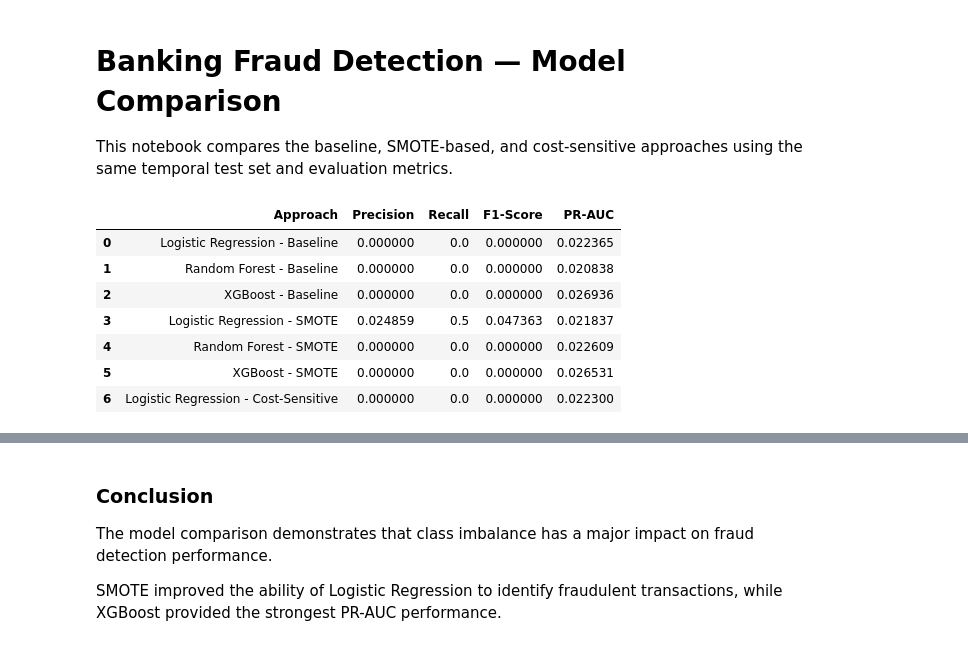
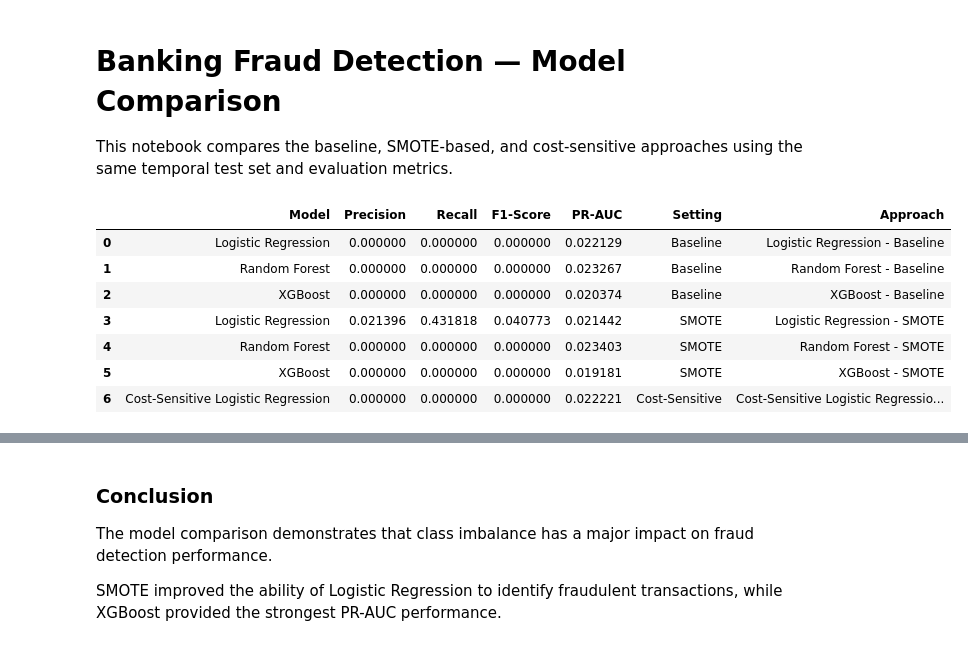
Before and after one commit to jd-thakrar/banking-fraud-detection, a Jupyter notebook: notebooks/08_model_comparison.ipynb, the cells around one changed output, grey strips where cells are left out. Drawn from its saved outputs; the diff is of its cells as text; code cells hidden in the pictures.

```diff
--- a/notebooks/08_model_comparison.ipynb
+++ b/notebooks/08_model_comparison.ipynb
@@ -6,68 +6,28 @@ This notebook compares the baseline, SMOTE-based, and cost-sensitive approaches
 import pandas as pd
 import matplotlib.pyplot as plt
 # %%
-comparison = pd.DataFrame([
-    {
-        "Approach": "Logistic Regression - Baseline",
-        "Precision": 0.000000,
-        "Recall": 0.000000,
-        "F1-Score": 0.000000,
-        "PR-AUC": 0.022365
-    },
-    {
-        "Approach": "Random Forest - Baseline",
-        "Precision": 0.000000,
-        "Recall": 0.000000,
-        "F1-Score": 0.000000,
-        "PR-AUC": 0.020838
-    },
-    {
-        "Approach": "XGBoost - Baseline",
-        "Precision": 0.000000,
-        "Recall": 0.000000,
-        "F1-Score": 0.000000,
-        "PR-AUC": 0.026936
-    },
-    {
-        "Approach": "Logistic Regression - SMOTE",
-        "Precision": 0.024859,
-        "Recall": 0.500000,
-        "F1-Score": 0.047363,
-        "PR-AUC": 0.021837
-    },
-    {
-        "Approach": "Random Forest - SMOTE",
-        "Precision": 0.000000,
-        "Recall": 0.000000,
-        "F1-Score": 0.000000,
-        "PR-AUC": 0.022609
-    },
-    {
-        "Approach": "XGBoost - SMOTE",
-        "Precision": 0.000000,
-        "Recall": 0.000000,
-        "F1-Score": 0.000000,
-        "PR-AUC": 0.026531
-    },
-    {
-        "Approach": "Logistic Regression - Cost-Sensitive",
-        "Precision": 0.000000,
-        "Recall": 0.000000,
-        "F1-Score": 0.000000,
-        "PR-AUC": 0.022300
-    }
-])
+baseline = pd.read_csv("../results/baseline_results.csv")
+baseline["Setting"] = "Baseline"
+
+smote = pd.read_csv("../results/smote_results.csv")
+smote["Setting"] = "SMOTE"
+
+cost_sensitive = pd.read_csv("../results/cost_sensitive_results.csv")
+cost_sensitive["Setting"] = "Cost-Sensitive"
+
+comparison = pd.concat([baseline, smote, cost_sensitive], ignore_index=True)
+comparison["Approach"] = comparison["Model"] + " - " + comparison["Setting"]
 
 comparison
 # %% [output]
-|  | Approach | Precision | Recall | F1-Score | PR-AUC |
-| 0 | Logistic Regression - Baseline | 0.000000 | 0.0 | 0.000000 | 0.022365 |
-| 1 | Random Forest - Baseline | 0.000000 | 0.0 | 0.000000 | 0.020838 |
-| 2 | XGBoost - Baseline | 0.000000 | 0.0 | 0.000000 | 0.026936 |
-| 3 | Logistic Regression - SMOTE | 0.024859 | 0.5 | 0.047363 | 0.021837 |
-| 4 | Random Forest - SMOTE | 0.000000 | 0.0 | 0.000000 | 0.022609 |
-| 5 | XGBoost - SMOTE | 0.000000 | 0.0 | 0.000000 | 0.026531 |
-| 6 | Logistic Regression - Cost-Sensitive | 0.000000 | 0.0 | 0.000000 | 0.022300 |
+|  | Model | Precision | Recall | F1-Score | PR-AUC | Setting | Approach |
+| 0 | Logistic Regression | 0.000000 | 0.000000 | 0.000000 | 0.022129 | Baseline | Logistic Regression - Baseline |
+| 1 | Random Forest | 0.000000 | 0.000000 | 0.000000 | 0.023267 | Baseline | Random Forest - Baseline |
+| 2 | XGBoost | 0.000000 | 0.000000 | 0.000000 | 0.020374 | Baseline | XGBoost - Baseline |
+| 3 | Logistic Regression | 0.021396 | 0.431818 | 0.040773 | 0.021442 | SMOTE | Logistic Regression - SMOTE |
+| 4 | Random Forest | 0.000000 | 0.000000 | 0.000000 | 0.023403 | SMOTE | Random Forest - SMOTE |
+| 5 | XGBoost | 0.000000 | 0.000000 | 0.000000 | 0.019181 | SMOTE | XGBoost - SMOTE |
+| 6 | Cost-Sensitive Logistic Regression | 0.000000 | 0.000000 | 0.000000 | 0.022221 | Cost-Sensitive | Cost-Sensitive Logistic Regressio... |
 # %%
 best_precision = comparison.loc[
     comparison["Precision"].idxmax()
```
Also changed, not shown: parts of 5 cells of this notebook, 8 other files.
